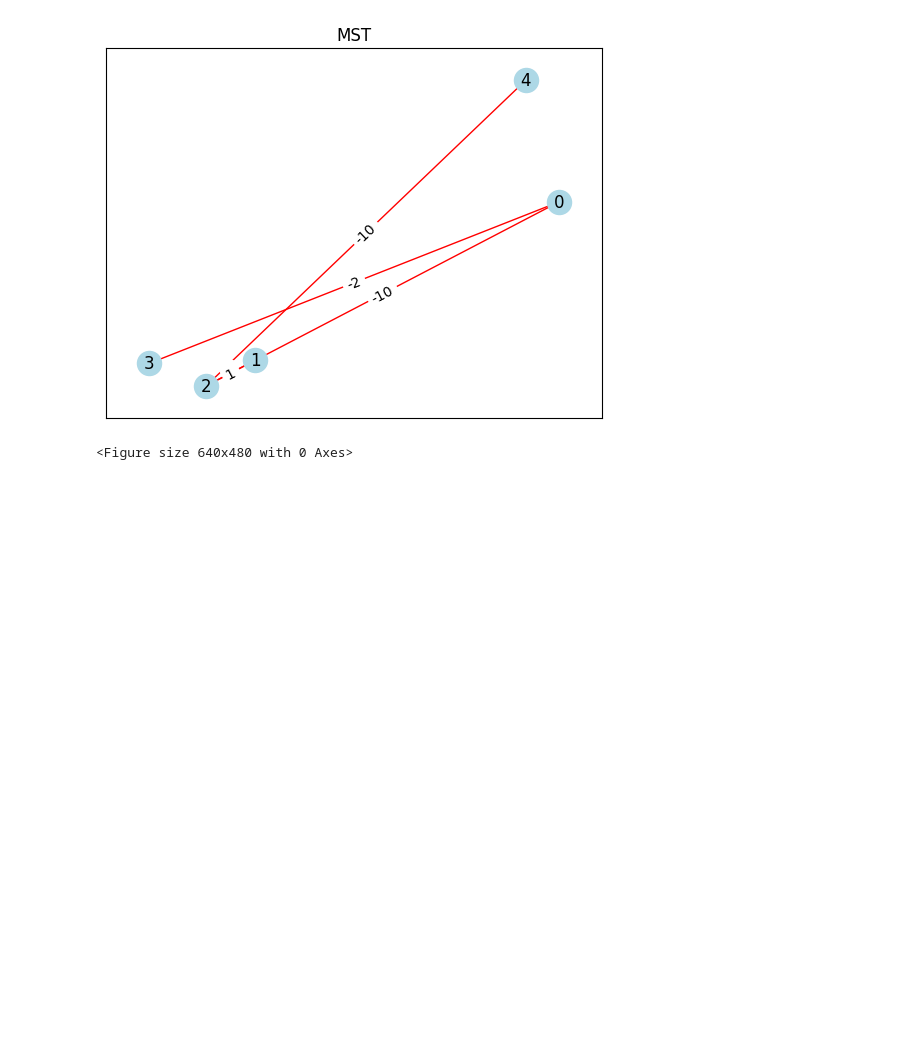
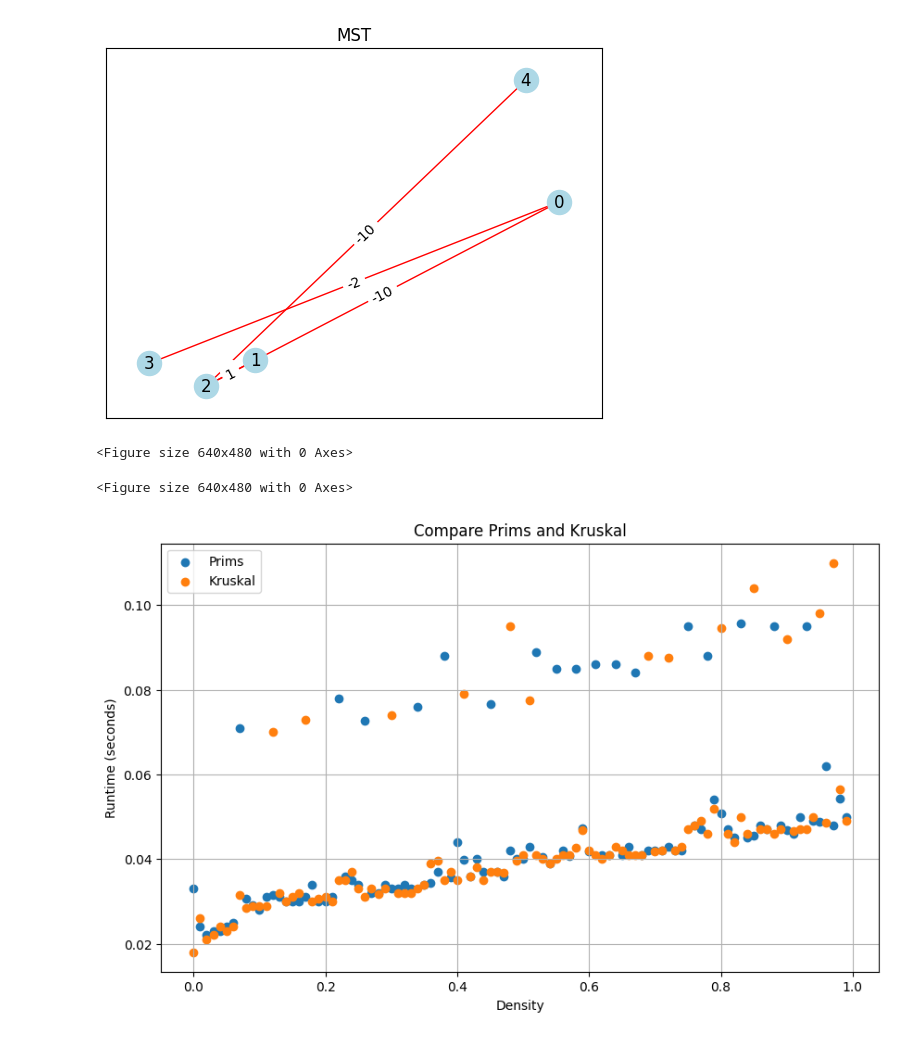
Before and after one commit to wise-warlock/Prims_Kruskal_Algorithm, a Jupyter notebook: test.ipynb, the cells around one changed output. Saved outputs shown, nothing was run; the diff lists cells and outputs as text; code cells hidden in the pictures; blank space fills up the shorter version.

```diff
--- a/test.ipynb
+++ b/test.ipynb
@@ -126,3 +86,46 @@ Time taken from Prims: 0.05229067802429199
 [figure]
 [figure]
 <Figure size 640x480 with 0 Axes>
+# %%
+#Analysis: Runtime with different density on both algorithm
+num_nodes = 17
+density = 100
+
+list_time_prims = []
+list_time_kruskals = []
+list_density = []
+for i in range(density):
+    calculate_density = i/100
+    num_edges = int((calculate_density * (num_nodes * (num_nodes - 1)) / 2))
+    graph = generate_graph(calculate_density, num_nodes, num_edges)
+
+    # Time complexity Prim's
+    start_time1 = time.time()
+    result1, mst_weight1 = Prims.prim_mst(graph)
+    G_original1, G_mst1 = Visualise.create_graph(result1, graph)
+    Visualise.draw_delete_graph_for_runtime(G_original1, G_mst1)
+    end_time1 = time.time()
+    list_time_prims.append((end_time1 - start_time1))
+
+    # Time complexity Kruskal's
+    start_time2 = time.time()
+    result2, mst_weight2 = Kruskal.kruskal_mst(graph)
+    G_original2, G_mst2 = Visualise.create_graph(result2, graph)
+    Visualise.draw_delete_graph_for_runtime(G_original2, G_mst2)
+    end_time2 = time.time()
+    list_time_kruskals.append((end_time2 - start_time2))
+    list_density.append(calculate_density)
+
+df = pd.DataFrame({'Density': list_density, 'Prims': list_time_prims, 'Kruskal': list_time_kruskals})
+plt.figure(figsize=(10, 6))
+plt.scatter(df['Density'], df['Prims'])
+plt.scatter(df['Density'], df['Kruskal'])
+plt.title('Compare Prims and Kruskal')
+plt.xlabel('Density')
+plt.ylabel('Runtime (seconds)')
+plt.legend(['Prims', 'Kruskal'])
+plt.grid(True)
+plt.show()
+# %% [output]
+<Figure size 640x480 with 0 Axes>
+[figure, added]
```
Also changed, not shown: parts of 3 cells of this notebook, 2 other files.
